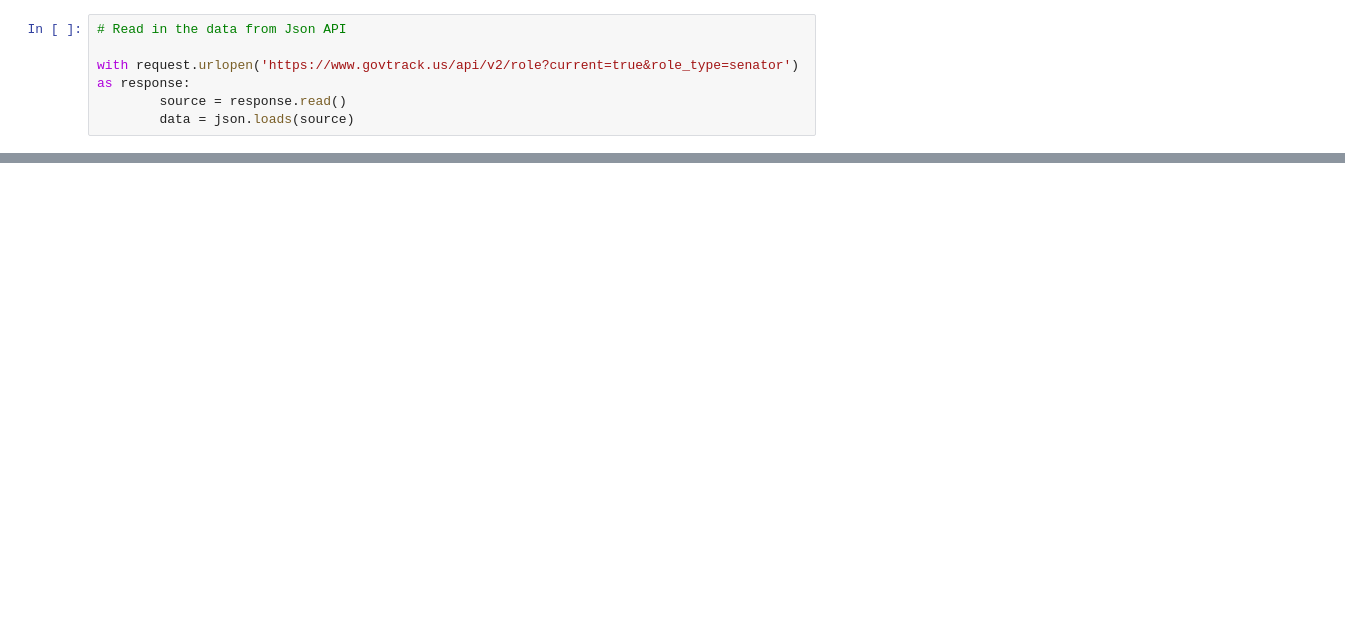
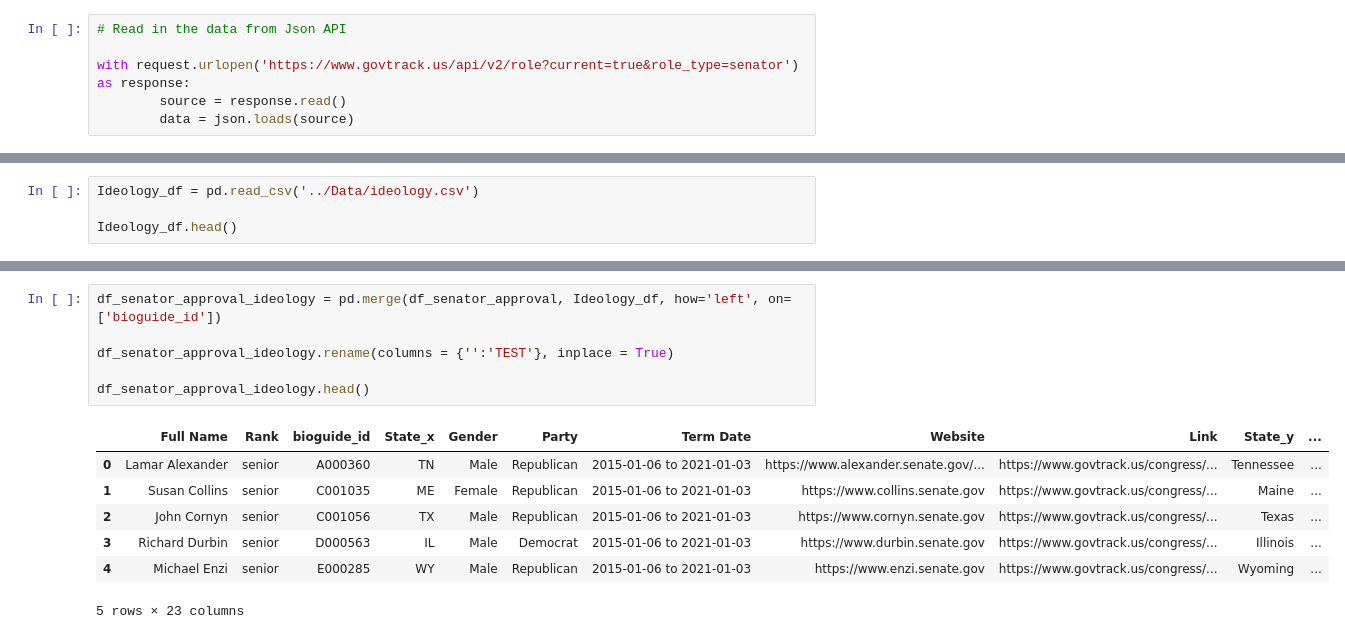
Before and after one commit to sai-praneeth-reddy/GT_Final_Project, a Jupyter notebook: Python/01DataPrep.ipynb, the cells around one changed output, grey strips where cells are left out. Saved outputs shown, nothing was run; the diff lists cells and outputs as text; blank space fills up the shorter version.

```diff
--- a/Python/01DataPrep.ipynb
+++ b/Python/01DataPrep.ipynb
@@ -210,0 +185,4 @@ null_data
+# %%
+Ideology_df = pd.read_csv('../Data/ideology.csv')
+
+Ideology_df.head()
@@ -210,0 +196,14 @@ null_data
+# %%
+df_senator_approval_ideology = pd.merge(df_senator_approval, Ideology_df, how='left', on=['bioguide_id'])
+
+df_senator_approval_ideology.rename(columns = {'':'TEST'}, inplace = True)
+
+df_senator_approval_ideology.head()
+# %% [output]
+|  | Full Name | Rank | bioguide_id | State_x | Gender | Party | Term Date | Website | Link | State_y | ... |
+| 0 | Lamar Alexander | senior | A000360 | TN | Male | Republican | 2015-01-06 to 2021-01-03 | https://www.alexander.senate.gov/... | https://www.govtrack.us/congress/... | Tennessee | ... |
+| 1 | Susan Collins | senior | C001035 | ME | Female | Republican | 2015-01-06 to 2021-01-03 | https://www.collins.senate.gov | https://www.govtrack.us/congress/... | Maine | ... |
+| 2 | John Cornyn | senior | C001056 | TX | Male | Republican | 2015-01-06 to 2021-01-03 | https://www.cornyn.senate.gov | https://www.govtrack.us/congress/... | Texas | ... |
+| 3 | Richard Durbin | senior | D000563 | IL | Male | Democrat | 2015-01-06 to 2021-01-03 | https://www.durbin.senate.gov | https://www.govtrack.us/congress/... | Illinois | ... |
+| 4 | Michael Enzi | senior | E000285 | WY | Male | Republican | 2015-01-06 to 2021-01-03 | https://www.enzi.senate.gov | https://www.govtrack.us/congress/... | Wyoming | ... |
+5 rows × 23 columns
```
Also changed, not shown: parts of 25 cells of this notebook, 11 other files.
